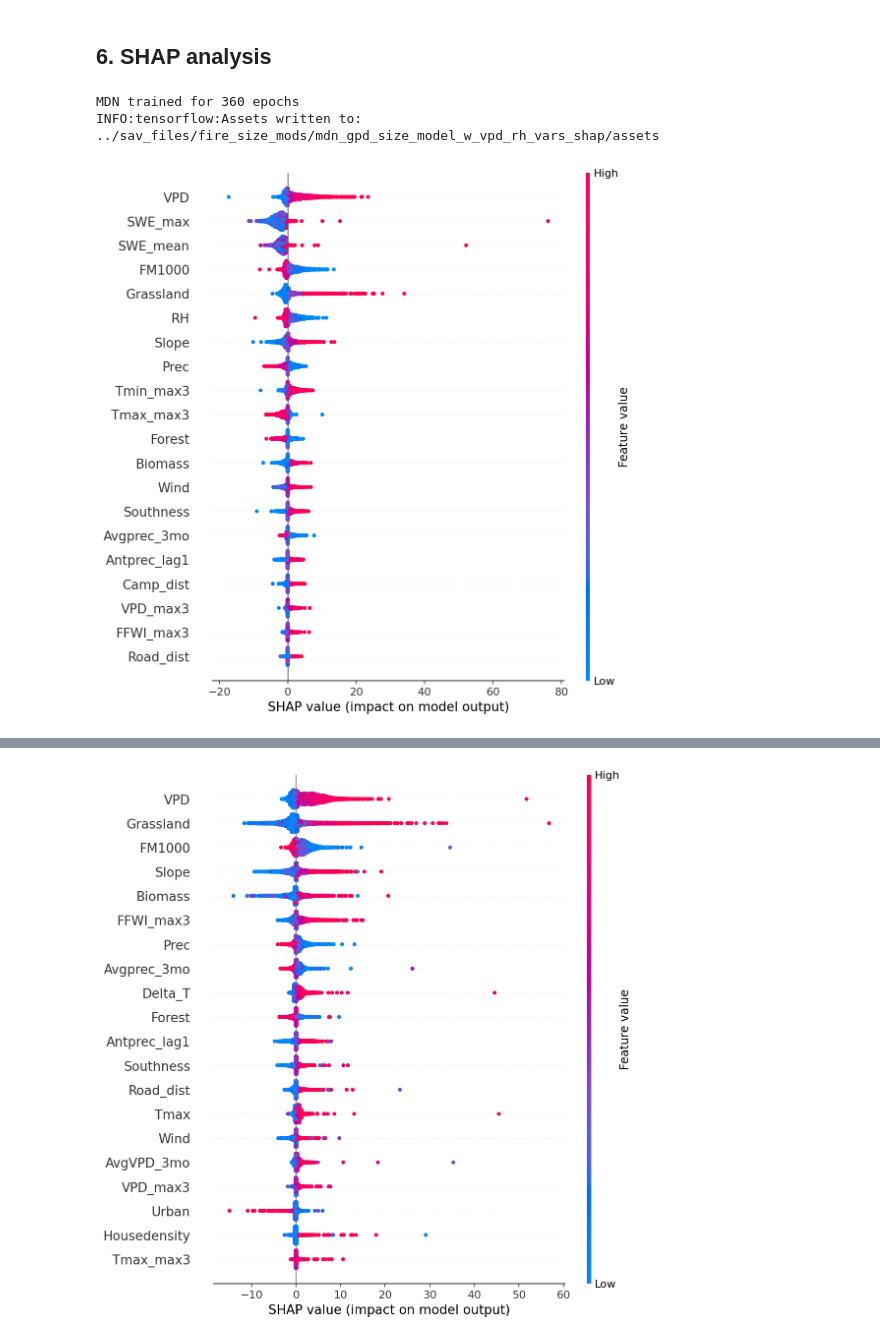
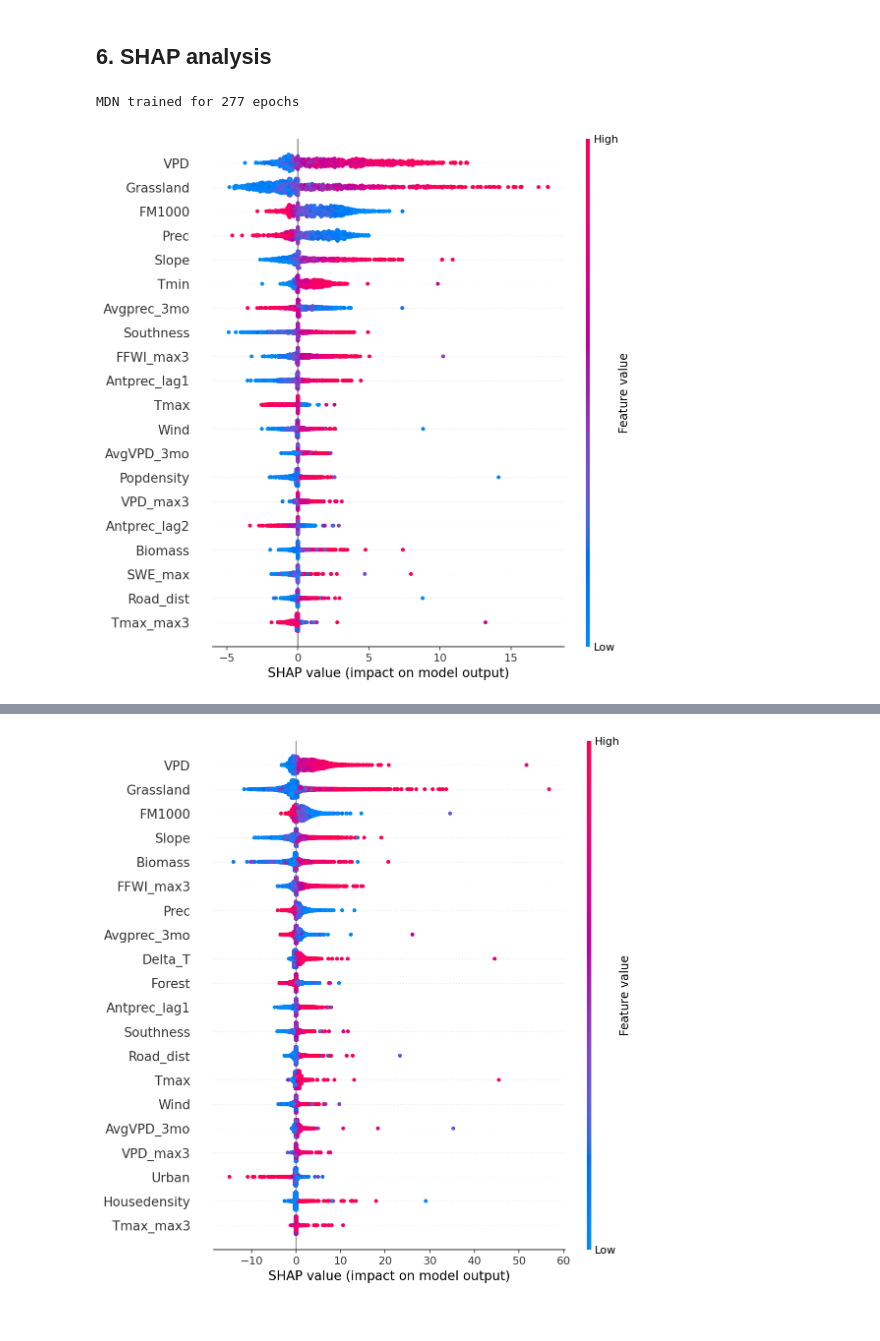
Before and after one commit to jtbuch/smlfire1.0, a Jupyter notebook: notebooks/ml_grid_fire_size.ipynb, the cells around one changed output, grey strips where cells are left out. Saved outputs shown, nothing was run; the diff lists cells and outputs as text; code cells hidden in the pictures.

```diff
--- a/notebooks/ml_grid_fire_size.ipynb
+++ b/notebooks/ml_grid_fire_size.ipynb
@@ -83,13 +83,13 @@ from tensorflow.keras.callbacks import EarlyStopping, TensorBoard, ReduceLROnPla
 data_dir= "../data/"
 fire_file= data_dir + "burnarea_12km.nc"
 
-n_features= 45
+n_features= 46
 start_month= 420 #372
 tot_test_months= 12
 end_month= start_month + tot_test_months
 # %%
 X_sizes_train, X_sizes_val, y_sizes_train, y_sizes_val, fire_size_train, fire_size_test, X_sizes_test, y_sizes_test= fire_size_data(res= '12km', \
-                            dropcols= drop_col_func(mod_type= 'normal', rh_flag= True, vpd_rh_flag= True, add_var_flag= True, add_var_list= ['Delta_T', 'Lightning']), \
+                            dropcols= drop_col_func(mod_type= 'normal', add_var_flag= True, add_var_list= ['Delta_T', 'Lightning']), \
                             start_month= start_month, tot_test_months= tot_test_months, threshold= 4, scaled= True, tflag= True) #tflag= True; scaled= True, rh_flag= True
 
 X_sizes_train_df= pd.concat([X_sizes_train, X_sizes_val], sort= False).reset_index().drop(columns=['index'])
@@ -132,12 +132,12 @@ X_freq_df[tmp_freq_df.columns]= scaler.transform(tmp_freq_df) #size_scaler
 X_train_tot= X_freq_df.iloc[fire_freq_train_df.index]
 X_train_tot.loc[:, 'reg_indx']= fire_freq_train_df.reg_indx
 X_train_tot.loc[:, 'month']= fire_freq_train_df.month
-X_train_tot= X_train_tot.reset_index().drop(columns=['index', 'Solar', 'Ant_Tmax', 'Tmin', 'Ant_RH', 'RH_min3', 'FFWI_max7', 'Avgprec_4mo', 'Avgprec_2mo', 'Camp_num', \
+X_train_tot= X_train_tot.reset_index().drop(columns=['index', 'Solar', 'Ant_Tmax', 'RH', 'Ant_RH', 'RH_min3', 'FFWI_max7', 'Avgprec_4mo', 'Avgprec_2mo', 'Camp_num', \
                                     'AvgVPD_4mo', 'AvgVPD_2mo', 'Tmax_max7', 'VPD_max7', 'Tmin_max7', 'Elev', 'Delta_T', 'Lightning']) #'RH', 'Ant_RH', 'RH_min3'
 X_test_df= X_freq_df.iloc[fire_freq_test_df.index]
 X_test_df.loc[:, 'reg_indx']= fire_freq_test_df.reg_indx
 X_test_df.loc[:, 'month']= fire_freq_test_df.month
-X_test_df= X_test_df.reset_index().drop(columns=['index', 'Solar', 'Ant_Tmax', 'Tmin', 'Ant_RH', 'RH_min3', 'FFWI_max7', 'Avgprec_4mo', 'Avgprec_2mo', 'Camp_num', \
+X_test_df= X_test_df.reset_index().drop(columns=['index', 'Solar', 'Ant_Tmax', 'RH', 'Ant_RH', 'RH_min3', 'FFWI_max7', 'Avgprec_4mo', 'Avgprec_2mo', 'Camp_num', \
                                     'AvgVPD_4mo', 'AvgVPD_2mo', 'Tmax_max7', 'VPD_max7', 'Tmin_max7', 'Elev', 'Delta_T', 'Lightning'])
 
 X_freq_tot= pd.concat([X_train_tot, X_test_df], sort= False).reset_index().drop(columns=['index'])
@@ -594,11 +571,11 @@ reg_ext_data_size_df.to_hdf('../sav_files/grid_size_runs_%s'%run_id + '/gpd_ext_
 # %% [markdown]
 ## 6. SHAP analysis
 # %%
-size_id= 'w_vpd_rh_vars_shap'
+size_id= '09_12_22'
 #mdn_gpd_mod= tf.keras.models.load_model('../sav_files/fire_size_mods/mdn_gpd_size_model_%s'%size_id, custom_objects= {'gpd_loss': gpd_loss, 'gpd_accuracy': gpd_accuracy})
 #mdn_gpd_ext_mod= tf.keras.models.load_model('../sav_files/fire_size_mods/mdn_gpd_ext_size_model_%s'%size_id, custom_objects= {'gpd_loss': gpd_loss, 'gpd_accuracy': gpd_accuracy})
 
-tf.random.set_seed(87) #87
+tf.random.set_seed(733) #19, 79, 37, 91
 
 es_mon = EarlyStopping(monitor='val_loss', min_delta=0, patience= 10, verbose=0, mode='auto', restore_best_weights=True)
 mdn_gpd_mod= MDN_size(layers= 2, neurons= 8, components= 2, initializer= "he_normal", reg= True, regrate= 1e-3, dropout= True)
@@ -613,8 +590,7 @@ mdn_gpd_mod.save('../sav_files/fire_size_mods/mdn_gpd_size_model_%s'%size_id)
 # print("MDN trained for %d epochs"%len(h_ext.history['loss']))
 # mdn_gpd_ext_mod.save('../sav_files/fire_size_mods/mdn_gpd_ext_size_model_%s'%size_id)
 # %% [output]
-MDN trained for 360 epochs
-INFO:tensorflow:Assets written to: ../sav_files/fire_size_mods/mdn_gpd_size_model_w_vpd_rh_vars_shap/assets
+MDN trained for 277 epochs
 # %%
 regarr= range(18) #,  2, 3, 4, 5, 8, 11, 12
 X_plot_df= pd.DataFrame([])
@@ -644,8 +620,8 @@ for r in tqdm(regarr):
 X_plot_df.to_hdf('../sav_files/shap_files/fire_size_data_%s.h5'%size_id, key= 'df', mode= 'w')
 pd.DataFrame(np.vstack(reg_shap_vals), columns= X_sizes_test.columns).to_hdf('../sav_files/shap_files/fire_size_shap_%s.h5'%size_id, key= 'df', mode= 'w')
 # %%
-regindx= 11
-#shap.summary_plot(reg_shap_vals[1], X_plot_df.groupby('reg_indx').get_group(regindx).drop(columns= ['reg_indx']))
+regindx= 6
+#shap.summary_plot(reg_shap_vals[2], X_plot_df.groupby('reg_indx').get_group(regindx).drop(columns= ['reg_indx']))
 shap.summary_plot(reg_shap_vals[regindx-1], X_plot_df.groupby('reg_indx').get_group(regindx).drop(columns= ['reg_indx']))
 # %% [output]
-[figure, old version]
+[figure, new version]
```
Also changed, not shown: parts of 10 cells of this notebook.
